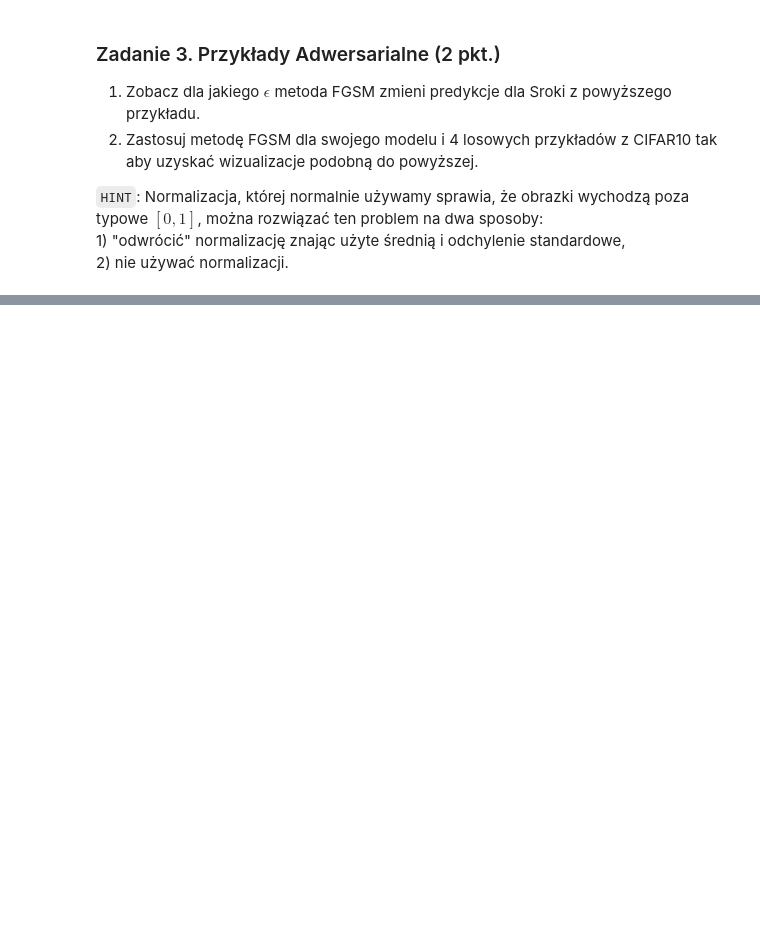
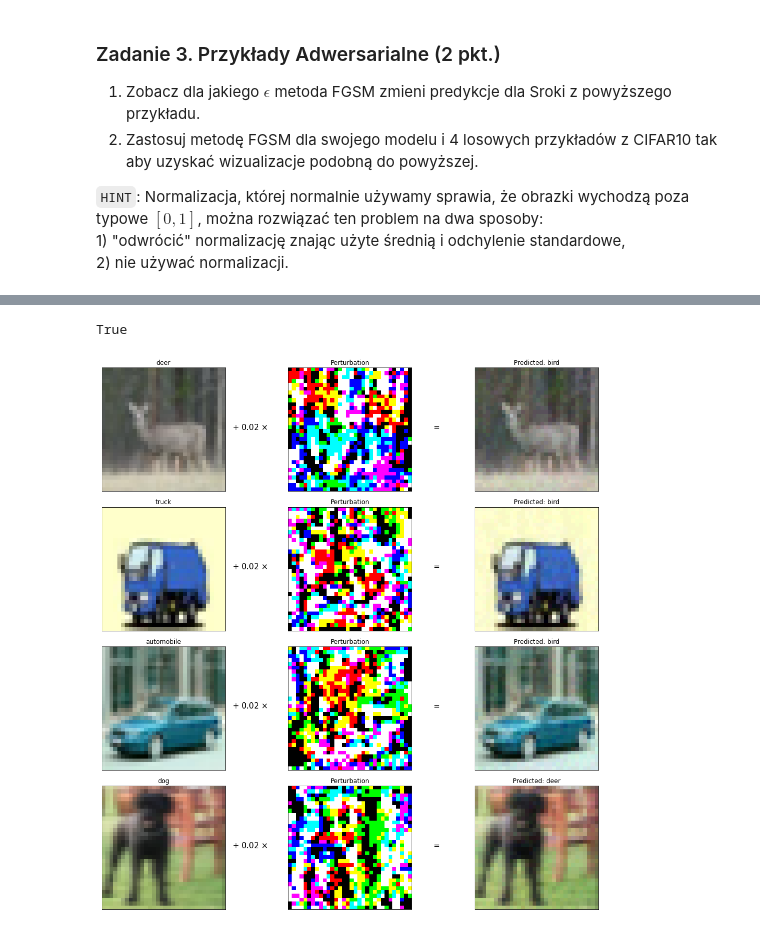
Before and after one commit to dokan722/Machine-Learning, a Jupyter notebook: lab/08_image_classification.ipynb, the cells around one changed output, grey strips where cells are left out. Cells and saved outputs as stored; diff of their text form; code cells hidden in the pictures; blank space fills up the shorter version.

```diff
--- a/lab/08_image_classification.ipynb
+++ b/lab/08_image_classification.ipynb
@@ -257,0 +526,63 @@ fig.tight_layout()
+# %%
+# tutaj zastosuj metode FGSM do wygenerowania przykładów adwersarialnych
+
+# prepare loss function for the method
+loss = nn.CrossEntropyLoss()
+
+# eps parameter for the FGSM
+eps = 0.02
+
+# inputs need to have gradients enabled!
+print(x.requires_grad)
+
+# run the model and calculate the loss
+x = x.to(device)
+y = y.to(device)
+outputs = model_s(x)
+cost = loss(outputs, y)
+
+# get input gradients
+grad = torch.autograd.grad(cost, x, create_graph=False)[0]
+
+# FGSM
+adv_x = x + eps * grad.sign()
+# clamp to the image range
+adv_x = torch.clamp(adv_x, min=0, max=1)
+# save gradients for visualisation
+grads = torch.clamp(grad.sign(), min=0, max=1)
+# %% [output]
+True
+# %%
+# tutaj przetestuj swój model i użyj wizualizacji z powyższego przykładu
+# run the advesarial samples through the network
+output = model_s(adv_x)
+adv_pred = torch.argmax(output, 1)
+
+
+
+
+# visualisation
+fig, axes = plt.subplots(nrows=4, ncols=3, figsize=(15, 15))
+for row, x1, advx, p, adv_p, g in zip(axes, x, adv_x, y, adv_pred, grads):
+    row[0].imshow(np.transpose(x1.cpu().detach(), (1,2,0)))
+    row[0].set_title(f"{dataset.classes[p]}")
+    row[0].set_xticks([])
+    row[0].set_yticks([])
+
+    row[0].text(1.2,0.5, fr"+ {eps} $\times$", size=15, ha="center", transform=row[0].transAxes)
+
+    row[1].imshow(np.transpose(g.cpu(), (1,2,0)))
+    row[1].set_title(f"Perturbation")
+    row[1].set_xticks([])
+    row[1].set_yticks([])
+
+    row[1].text(1.2,0.5, "=", size=15, ha="center", transform=row[1].transAxes)
+
+    row[2].imshow(np.transpose(advx.cpu().detach(), (1,2,0)))
+    row[2].set_title(f"Predicted: {dataset.classes[adv_p]}")
+    row[2].set_xticks([])
+    row[2].set_yticks([])
+
+fig.tight_layout()
+# %% [output]
+[figure, added]
```
Also changed, not shown: parts of 19 cells of this notebook.
